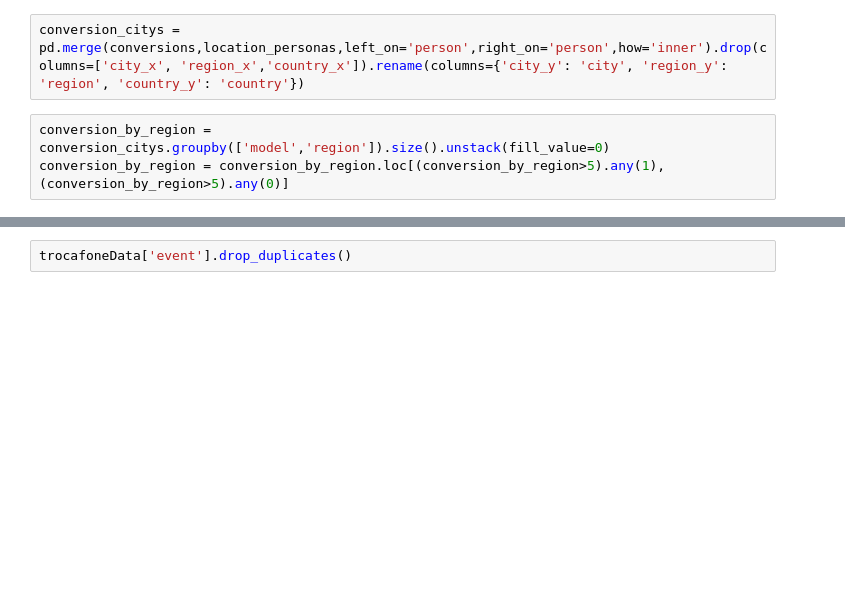
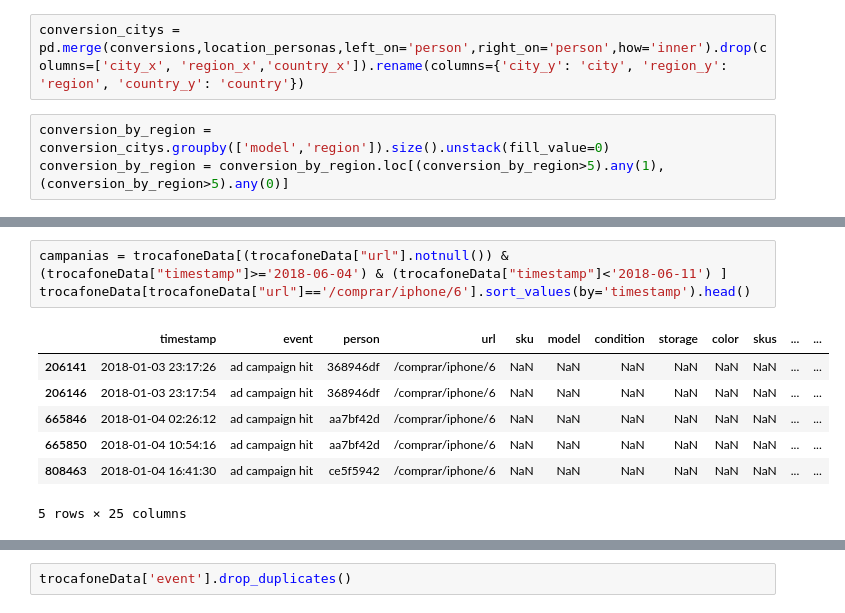
Before and after one commit to Blaz77/DatosReloaded, a Jupyter notebook: TP1/Exploracion_Trocafone.ipynb, the cells around one changed output, grey strips where cells are left out. Saved outputs shown, nothing was run; the diff lists cells and outputs as text; blank space fills up the shorter version.

```diff
--- a/TP1/Exploracion_Trocafone.ipynb
+++ b/TP1/Exploracion_Trocafone.ipynb
@@ -296,3 +301,14 @@ plt.show();
+# %%
+campanias = trocafoneData[(trocafoneData["url"].notnull()) & (trocafoneData["timestamp"]>='2018-06-04') & (trocafoneData["timestamp"]<'2018-06-11') ]
+trocafoneData[trocafoneData["url"]=='/comprar/iphone/6'].sort_values(by='timestamp').head()
+# %% [output]
+|  | timestamp | event | person | url | sku | model | condition | storage | color | skus | ... | ... |
+| 206141 | 2018-01-03 23:17:26 | ad campaign hit | 368946df | /comprar/iphone/6 | NaN | NaN | NaN | NaN | NaN | NaN | ... | ... |
+| 206146 | 2018-01-03 23:17:54 | ad campaign hit | 368946df | /comprar/iphone/6 | NaN | NaN | NaN | NaN | NaN | NaN | ... | ... |
+| 665846 | 2018-01-04 02:26:12 | ad campaign hit | aa7bf42d | /comprar/iphone/6 | NaN | NaN | NaN | NaN | NaN | NaN | ... | ... |
+| 665850 | 2018-01-04 10:54:16 | ad campaign hit | aa7bf42d | /comprar/iphone/6 | NaN | NaN | NaN | NaN | NaN | NaN | ... | ... |
+| 808463 | 2018-01-04 16:41:30 | ad campaign hit | ce5f5942 | /comprar/iphone/6 | NaN | NaN | NaN | NaN | NaN | NaN | ... | ... |
+5 rows × 25 columns
 # %%
 aux1 = conversions.copy()
 aux1["week"] = pd.to_datetime(aux1['timestamp'], format="%Y-%m-%d %H:%M:%S").dt.week
```
Also changed, not shown: parts of 21 cells of this notebook.
